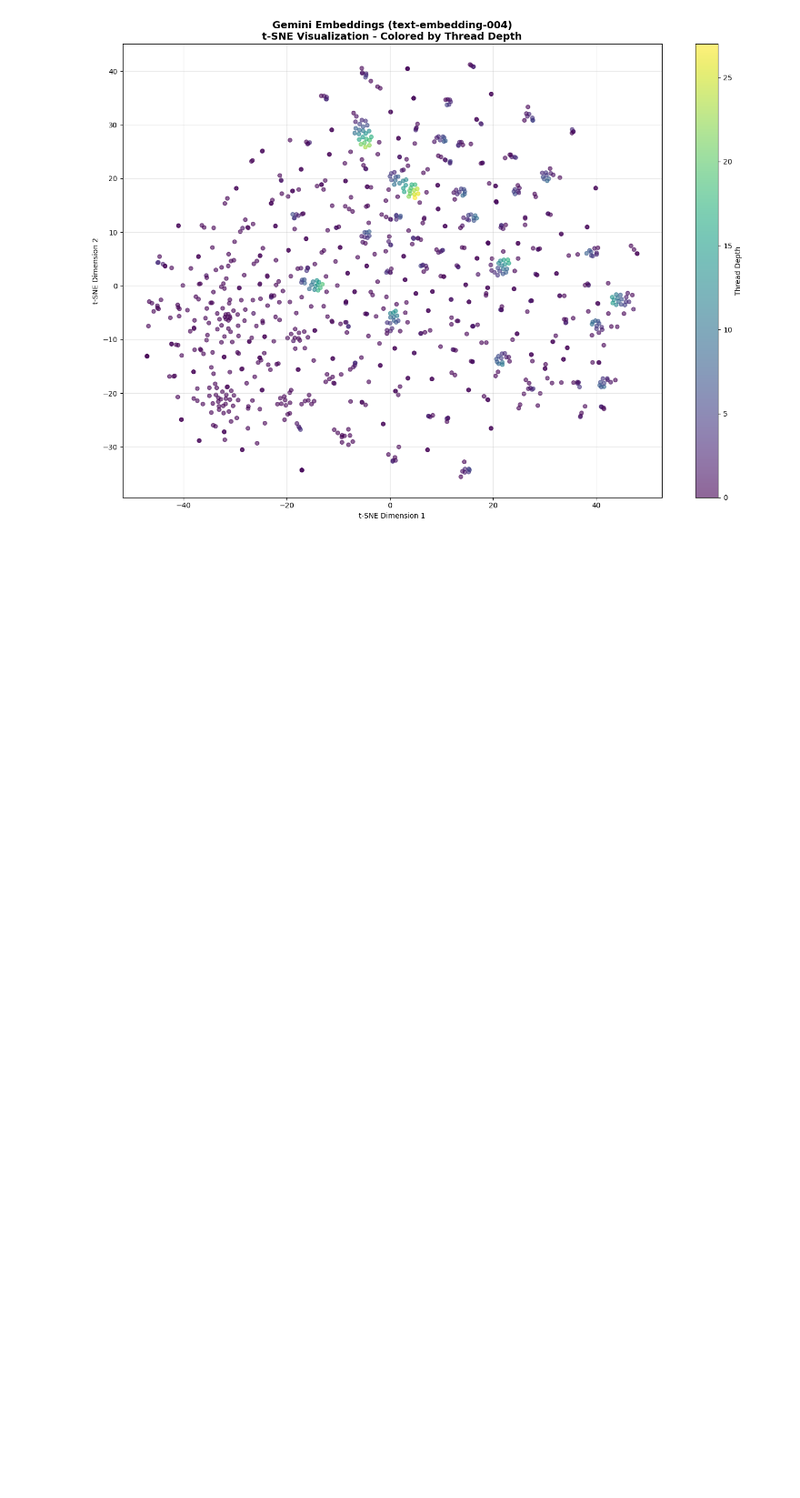
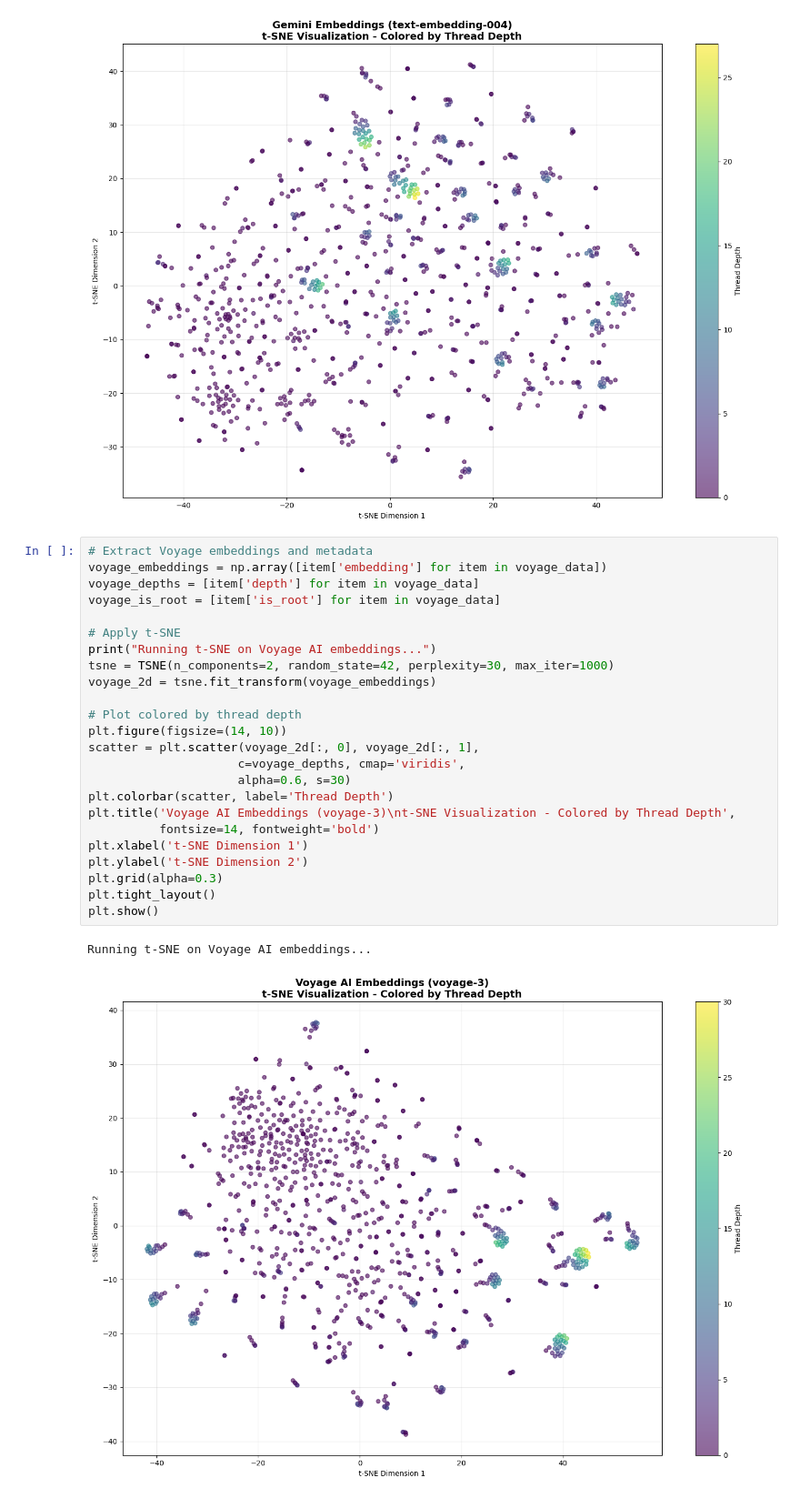
Before and after one commit to nsouccar/CommunityArchiveVectors, a Jupyter notebook: CommunityArchiveVectors/EmbeddingTests.ipynb, the cells around one changed output. Shown at 91% size. Saved outputs shown, nothing was run; the diff lists cells and outputs as text; blank space fills up the shorter version.

```diff
--- a/CommunityArchiveVectors/EmbeddingTests.ipynb
+++ b/CommunityArchiveVectors/EmbeddingTests.ipynb
@@ -100,6 +108,33 @@ plt.show()
 # %% [output]
 Running t-SNE on Gemini embeddings...
 [figure]
+# %%
+# Extract Voyage embeddings and metadata
+voyage_embeddings = np.array([item['embedding'] for item in voyage_data])
+voyage_depths = [item['depth'] for item in voyage_data]
+voyage_is_root = [item['is_root'] for item in voyage_data]
+
+# Apply t-SNE
+print("Running t-SNE on Voyage AI embeddings...")
+tsne = TSNE(n_components=2, random_state=42, perplexity=30, max_iter=1000)
+voyage_2d = tsne.fit_transform(voyage_embeddings)
+
+# Plot colored by thread depth
+plt.figure(figsize=(14, 10))
+scatter = plt.scatter(voyage_2d[:, 0], voyage_2d[:, 1],
+                     c=voyage_depths, cmap='viridis',
+                     alpha=0.6, s=30)
+plt.colorbar(scatter, label='Thread Depth')
+plt.title('Voyage AI Embeddings (voyage-3)\nt-SNE Visualization - Colored by Thread Depth',
+          fontsize=14, fontweight='bold')
+plt.xlabel('t-SNE Dimension 1')
+plt.ylabel('t-SNE Dimension 2')
+plt.grid(alpha=0.3)
+plt.tight_layout()
+plt.show()
+# %% [output]
+Running t-SNE on Voyage AI embeddings...
+[figure, added]
 # %%
 import matplotlib.pyplot as plt
 
```
Also changed, not shown: parts of 12 cells of this notebook, 5 other files.
